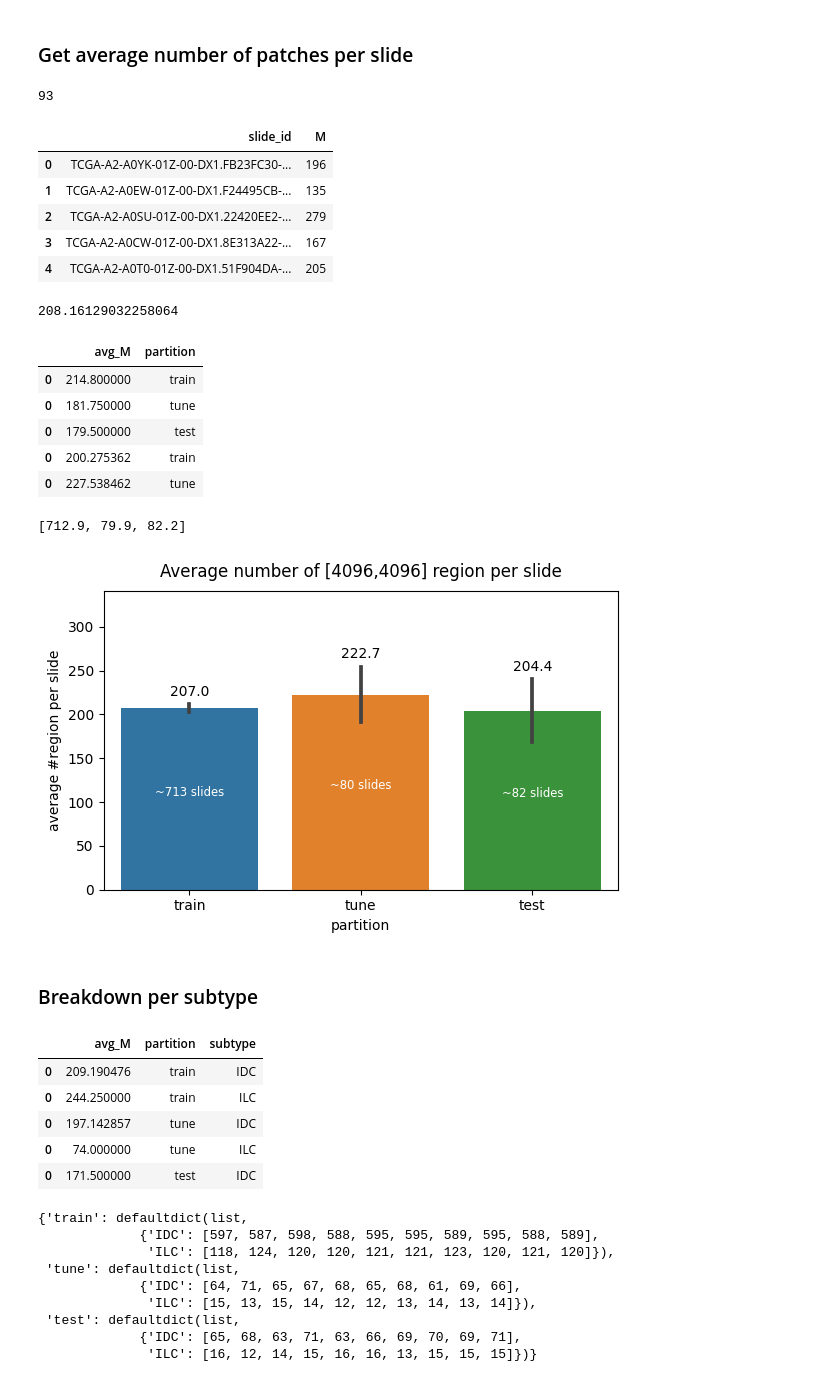
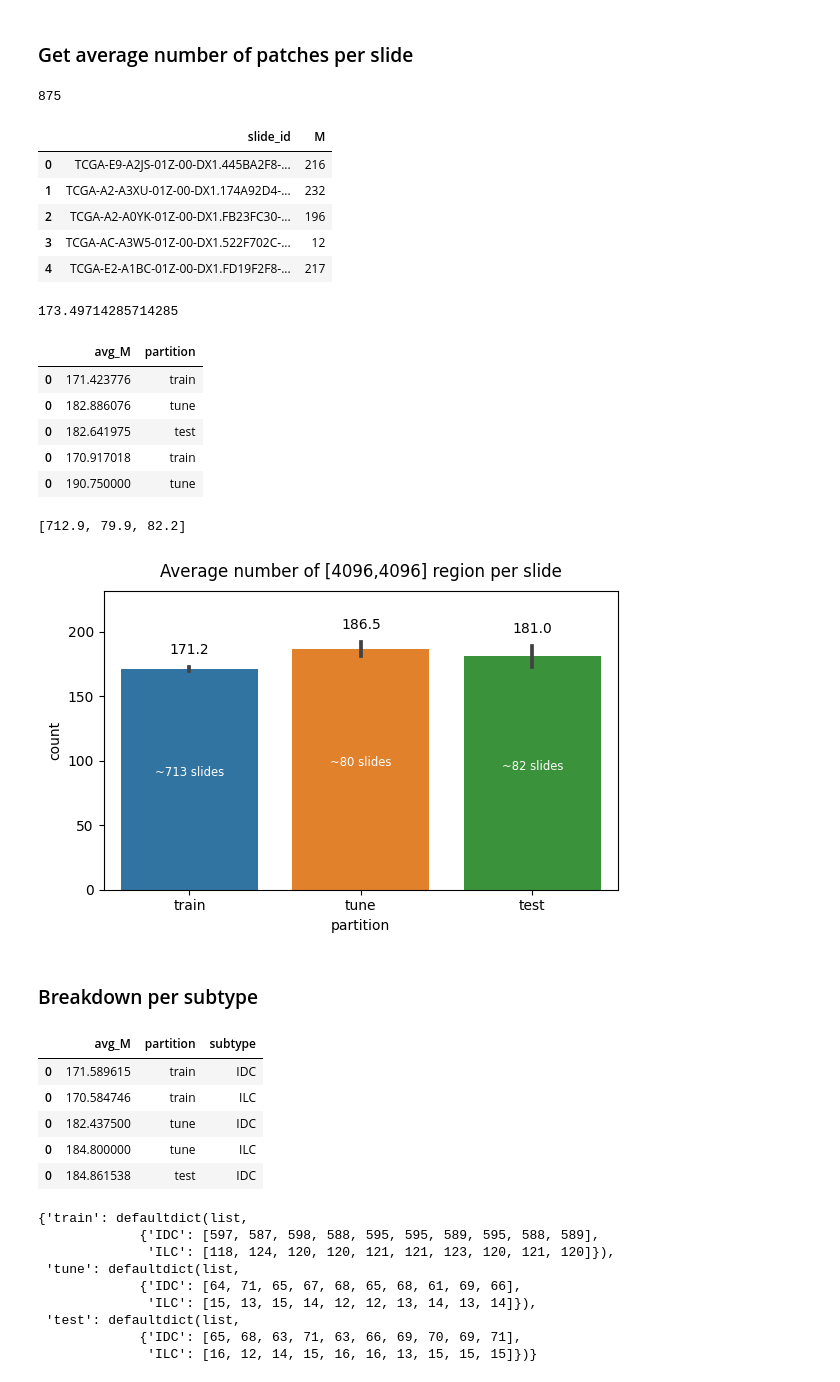
Before and after one commit to clemsgrs/hipt, a Jupyter notebook: notebooks/symlink_patches.ipynb, the cells around one changed output. Saved outputs shown, nothing was run; the diff lists cells and outputs as text; code cells hidden in the pictures.

```diff
--- a/notebooks/symlink_patches.ipynb
+++ b/notebooks/symlink_patches.ipynb
@@ -23,8 +23,7 @@ except:
 patch_size = 4096
 fmt = 'jpg'
 # %%
-# with open(Path(root_dir, f'data/{dataset_name}/slide_list.txt'), 'r') as f:
-with open(f'data/{dataset_name}/toy_list.txt', 'r') as f:
+with open(Path(root_dir, f'data/{dataset_name}/slide_list.txt'), 'r') as f:
     slide_ids = sorted([Path(s.strip()).stem for s in f.readlines()])
     with tqdm.tqdm(
         slide_ids,
@@ -36,7 +35,7 @@ with open(f'data/{dataset_name}/toy_list.txt', 'r') as f:
             src_dir = Path(patch_dir, s, str(patch_size), fmt)
             dst_dir = Path(output_dir, s, str(patch_size), fmt)
             dst_dir.mkdir(exist_ok=True, parents=True)
-            patches = [p.name for p in src.glob(f'*.{fmt}')]
+            patches = [p.name for p in src_dir.glob(f'*.{fmt}')]
             for patch in patches:
                 src = Path(src_dir, patch)
                 dst = Path(dst_dir, patch)
@@ -52,7 +51,7 @@ from collections import defaultdict
 slide_patches = [s for s in patch_dir.iterdir()]
 len(slide_patches)
 # %% [output]
-93
+875
 # %%
 data = defaultdict(list)
 for d in slide_patches:
@@ -65,15 +64,15 @@ M_df = pd.DataFrame.from_dict(data)
 M_df.head()
 # %% [output]
 |  | slide_id | M |
-| 0 | TCGA-A2-A0YK-01Z-00-DX1.FB23FC30-... | 196 |
-| 1 | TCGA-A2-A0EW-01Z-00-DX1.F24495CB-... | 135 |
-| 2 | TCGA-A2-A0SU-01Z-00-DX1.22420EE2-... | 279 |
-| 3 | TCGA-A2-A0CW-01Z-00-DX1.8E313A22-... | 167 |
-| 4 | TCGA-A2-A0T0-01Z-00-DX1.51F904DA-... | 205 |
+| 0 | TCGA-E9-A2JS-01Z-00-DX1.445BA2F8-... | 216 |
+| 1 | TCGA-A2-A3XU-01Z-00-DX1.174A92D4-... | 232 |
+| 2 | TCGA-A2-A0YK-01Z-00-DX1.FB23FC30-... | 196 |
+| 3 | TCGA-AC-A3W5-01Z-00-DX1.522F702C-... | 12 |
+| 4 | TCGA-E2-A1BC-01Z-00-DX1.FD19F2F8-... | 217 |
 # %%
 M_df.M.mean()
 # %% [output]
-208.16129032258064
+173.49714285714285
 # %%
 import pandas as pd
 import seaborn as sns
@@ -96,11 +95,11 @@ df = pd.concat(dfs)
 df.head()
 # %% [output]
 |  | avg_M | partition |
-| 0 | 214.800000 | train |
-| 0 | 181.750000 | tune |
-| 0 | 179.500000 | test |
-| 0 | 200.275362 | train |
-| 0 | 227.538462 | tune |
+| 0 | 171.423776 | train |
+| 0 | 182.886076 | tune |
+| 0 | 182.641975 | test |
+| 0 | 170.917018 | train |
+| 0 | 190.750000 | tune |
 # %%
 avg_nslide = [np.mean(nslide[p]) for p in ['train', 'tune', 'test']]
 avg_nslide
@@ -108,33 +107,33 @@ avg_nslide
 [712.9, 79.9, 82.2]
 # %%
 pad = 10
-save = False
+save = True
 
 plt.figure(dpi=100)
 ax = sns.barplot(data=df, y='avg_M', x='partition', errorbar='sd')
 for i, p in enumerate(ax.patches):
     errbar = ax.lines[i].get_data()[1]
     std = errbar[1] - errbar[0]
 
     x, y = p.get_x(), p.get_y()
     w, h = p.get_width(), p.get_height()
     txt_x, txt_y = x+w/2, h+std/2+pad
 
     plt.text(txt_x, txt_y, f'{h:.1f}', horizontalalignment='center')
 
     n = avg_nslide[i]
     plt.text(x+w/2, h/2, f'~{n:.0f} slides', horizontalalignment='center', verticalalignment='bottom', fontsize='small', color='white')
 
 plt.xlabel('partition')
-plt.ylabel('average #region per slide')
+plt.ylabel('count')
 plt.ylim(0,df.avg_M.max()*1.2)
 plt.title(f'Average number of [4096,4096] region per slide', pad=10)
 plt.tight_layout()
 if save:
-    plt.savefig('average_sample_count.png', dpi=300)
+    plt.savefig('notebooks/avg_M_partion.png', dpi=300)
 plt.show()
 # %% [output]
-[figure, old version]
+[figure, new version]
 # %% [markdown]
 ### Breakdown per subtype
 # %%
@@ -157,11 +156,11 @@ df = pd.concat(dfs)
 df.head()
 # %% [output]
 |  | avg_M | partition | subtype |
-| 0 | 209.190476 | train | IDC |
-| 0 | 244.250000 | train | ILC |
-| 0 | 197.142857 | tune | IDC |
-| 0 | 74.000000 | tune | ILC |
-| 0 | 171.500000 | test | IDC |
+| 0 | 171.589615 | train | IDC |
+| 0 | 170.584746 | train | ILC |
+| 0 | 182.437500 | tune | IDC |
+| 0 | 184.800000 | tune | ILC |
+| 0 | 184.861538 | test | IDC |
 # %%
 nslide
 # %% [output]
```
Also changed, not shown: parts of 1 cell of this notebook, 6 other files.
